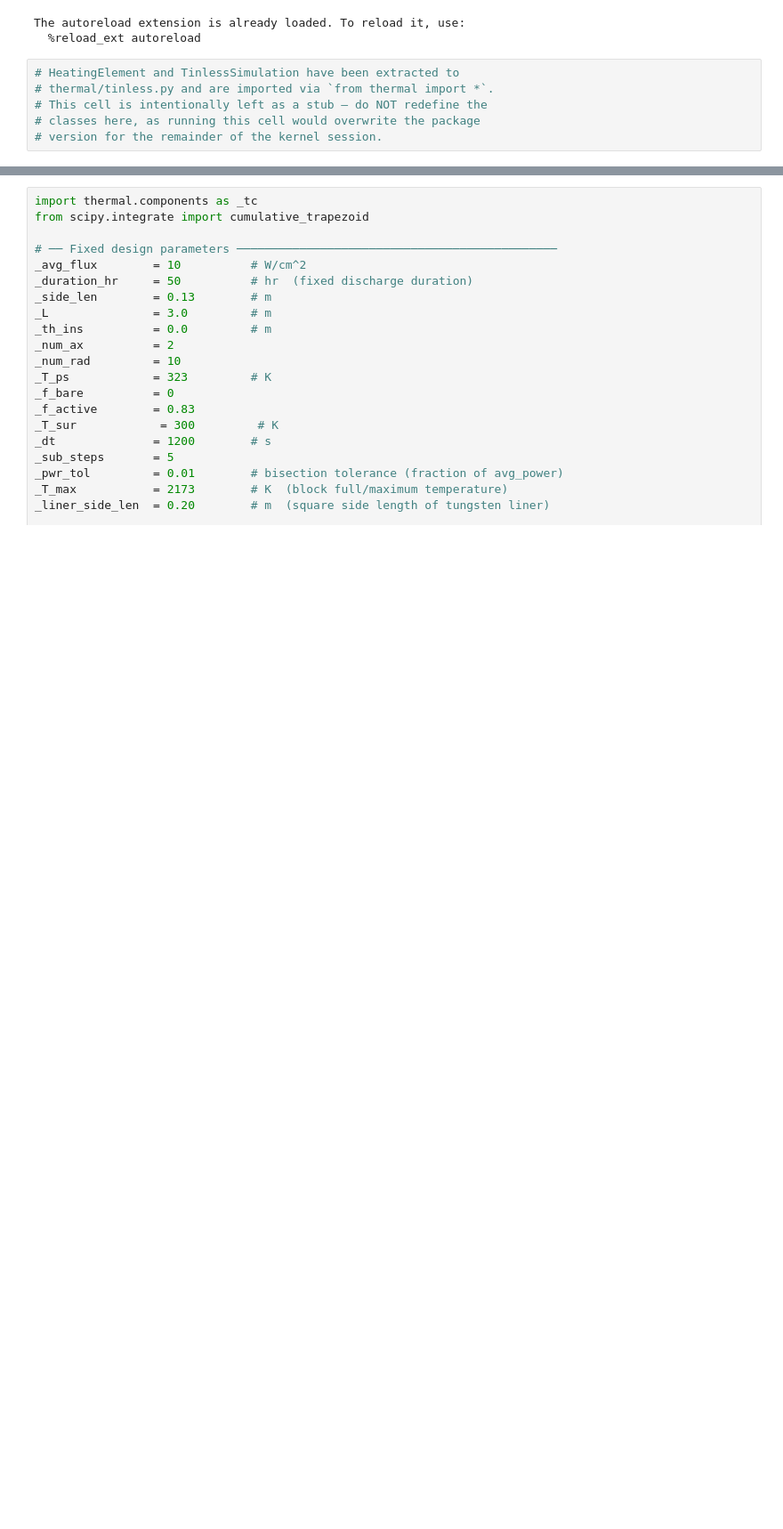
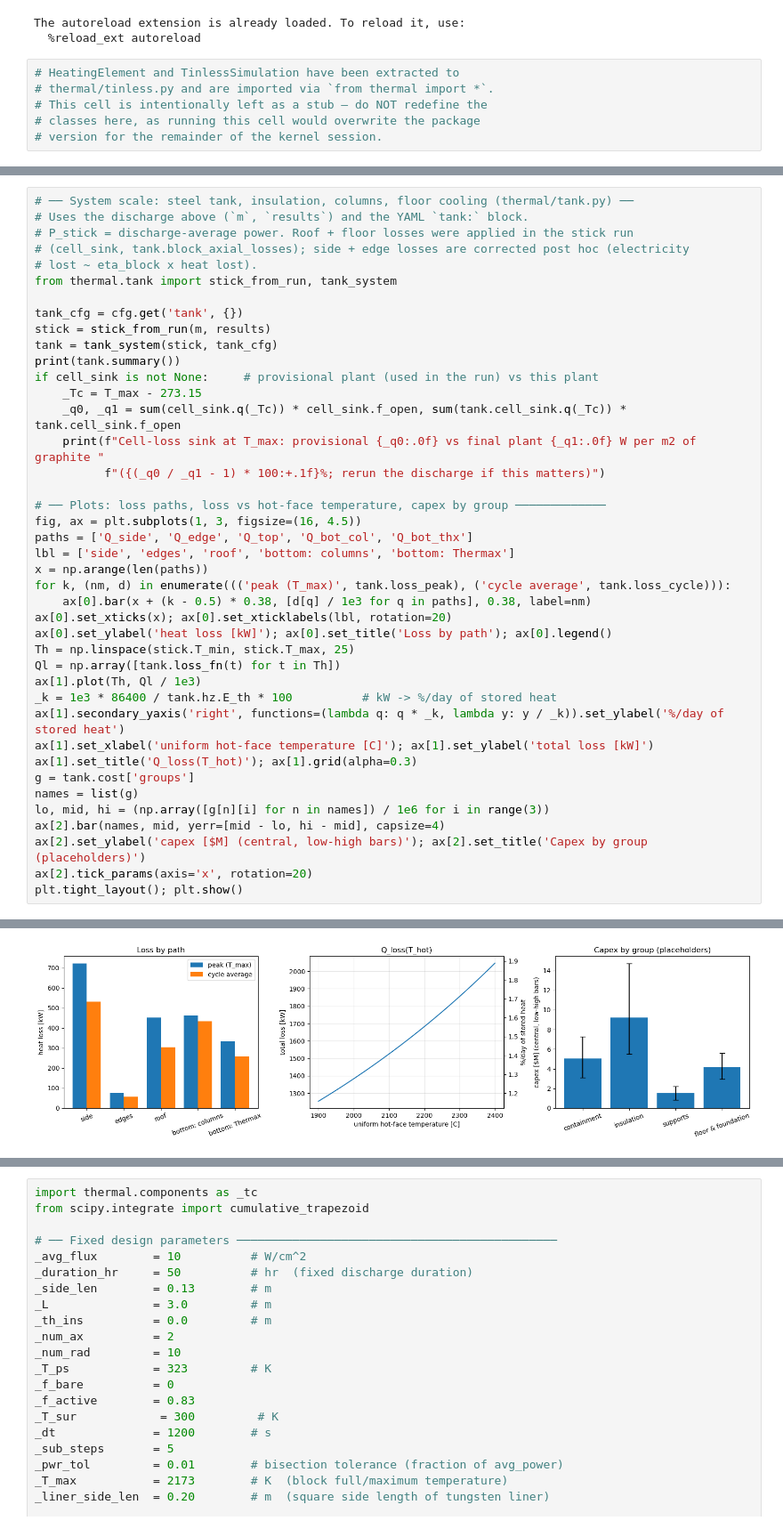
Before and after one commit to nate-colgan/python-models, a Jupyter notebook: tinless system model.ipynb, the cells around one changed output, grey strips where cells are left out. Shown at 89% size. Cells and saved outputs as stored; diff of their text form; blank space fills up the shorter version.

```diff
--- a/tinless system model.ipynb
+++ b/tinless system model.ipynb
@@ -830,0 +697,42 @@ plt.show()
+# %%
+# ── System scale: steel tank, insulation, columns, floor cooling (thermal/tank.py) ──
+# Uses the discharge above (`m`, `results`) and the YAML `tank:` block.
+# P_stick = discharge-average power. Roof + floor losses were applied in the stick run
+# (cell_sink, tank.block_axial_losses); side + edge losses are corrected post hoc (electricity
+# lost ~ eta_block x heat lost).
+from thermal.tank import stick_from_run, tank_system
+
+tank_cfg = cfg.get('tank', {})
+stick = stick_from_run(m, results)
+tank = tank_system(stick, tank_cfg)
+print(tank.summary())
+if cell_sink is not None:     # provisional plant (used in the run) vs this plant
+    _Tc = T_max - 273.15
+    _q0, _q1 = sum(cell_sink.q(_Tc)) * cell_sink.f_open, sum(tank.cell_sink.q(_Tc)) * tank.cell_sink.f_open
+    print(f"Cell-loss sink at T_max: provisional {_q0:.0f} vs final plant {_q1:.0f} W per m2 of graphite "
+          f"({(_q0 / _q1 - 1) * 100:+.1f}%; rerun the discharge if this matters)")
+
+# ── Plots: loss paths, loss vs hot-face temperature, capex by group ─────────────
+fig, ax = plt.subplots(1, 3, figsize=(16, 4.5))
+paths = ['Q_side', 'Q_edge', 'Q_top', 'Q_bot_col', 'Q_bot_thx']
+lbl = ['side', 'edges', 'roof', 'bottom: columns', 'bottom: Thermax']
+x = np.arange(len(paths))
+for k, (nm, d) in enumerate((('peak (T_max)', tank.loss_peak), ('cycle average', tank.loss_cycle))):
+    ax[0].bar(x + (k - 0.5) * 0.38, [d[q] / 1e3 for q in paths], 0.38, label=nm)
+ax[0].set_xticks(x); ax[0].set_xticklabels(lbl, rotation=20)
+ax[0].set_ylabel('heat loss [kW]'); ax[0].set_title('Loss by path'); ax[0].legend()
+Th = np.linspace(stick.T_min, stick.T_max, 25)
+Ql = np.array([tank.loss_fn(t) for t in Th])
+ax[1].plot(Th, Ql / 1e3)
+_k = 1e3 * 86400 / tank.hz.E_th * 100          # kW -> %/day of stored heat
+ax[1].secondary_yaxis('right', functions=(lambda q: q * _k, lambda y: y / _k)).set_ylabel('%/day of stored heat')
+ax[1].set_xlabel('uniform hot-face temperature [C]'); ax[1].set_ylabel('total loss [kW]')
+ax[1].set_title('Q_loss(T_hot)'); ax[1].grid(alpha=0.3)
+g = tank.cost['groups']
+names = list(g)
+lo, mid, hi = (np.array([g[n][i] for n in names]) / 1e6 for i in range(3))
+ax[2].bar(names, mid, yerr=[mid - lo, hi - mid], capsize=4)
+ax[2].set_ylabel('capex [$M] (central, low-high bars)'); ax[2].set_title('Capex by group (placeholders)')
+ax[2].tick_params(axis='x', rotation=20)
+plt.tight_layout(); plt.show()
+# %% [output]
@@ -830,0 +756 @@ plt.show()
+[figure, added]
```
Also changed, not shown: parts of 10 cells of this notebook, 26 other files.
